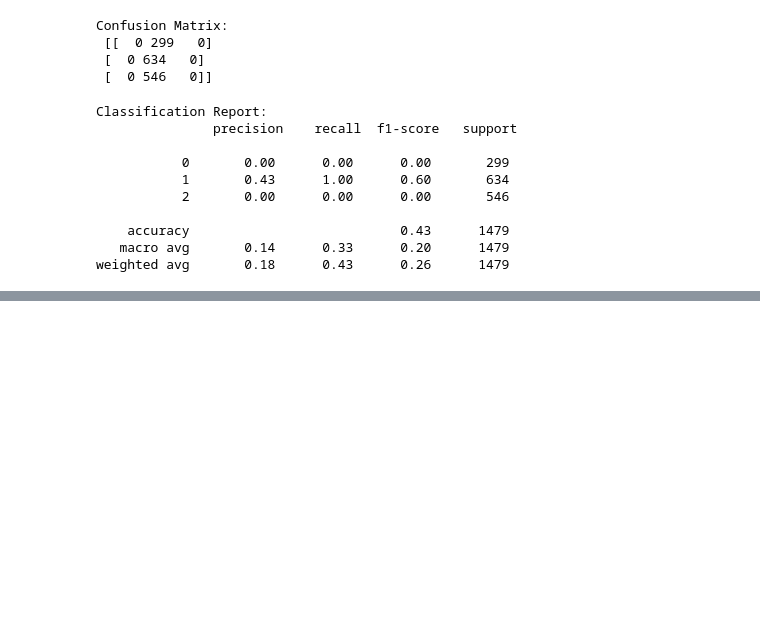
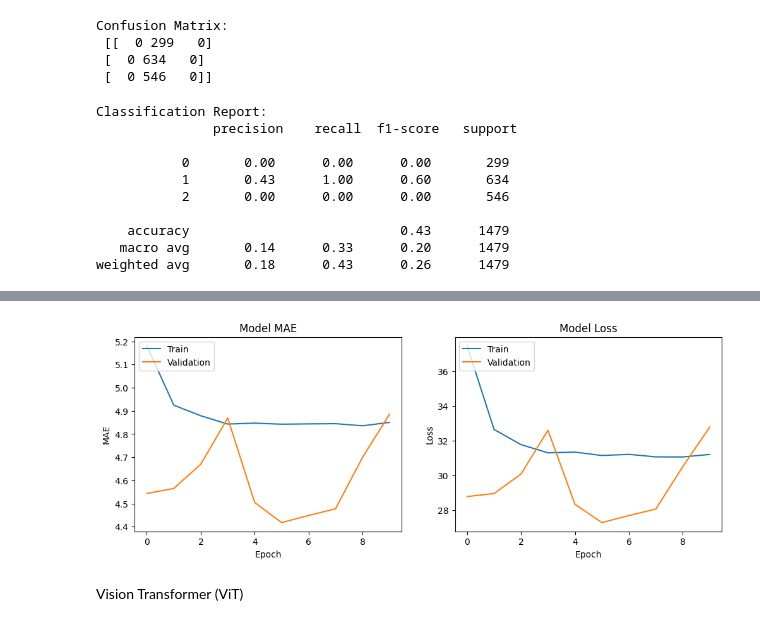
Before and after one commit to Armin-Abdollahi/Bone-Age-Estimation, a Jupyter notebook: Bone_Age_CNN.ipynb, the cells around one changed output, grey strips where cells are left out. Cells and saved outputs as stored; diff of their text form; code cells hidden in the pictures; blank space fills up the shorter version.

```diff
--- a/Bone_Age_CNN.ipynb
+++ b/Bone_Age_CNN.ipynb
@@ -336,0 +368,7 @@ weighted avg       0.18      0.43      0.26      1479
+# %%
+# Create the U-Net model
+input_shape = (256, 256, 1)  # Adjust input shape based on your data
+model = unet_model(input_shape)
+# %%
+# Compile the model
+model.compile(optimizer=Adam(), loss='mean_squared_error', metrics=['mae'])
@@ -336,0 +396,9 @@ weighted avg       0.18      0.43      0.26      1479
+# %%
+# Train the model
+history = model.fit(
+    train_generator,
+    steps_per_epoch=train_generator.samples // 32,
+    validation_data=validation_generator,
+    validation_steps=validation_generator.samples // 32,
+    epochs=10
+)
@@ -336,0 +426,25 @@ weighted avg       0.18      0.43      0.26      1479
+# %%
+# Plot training & validation MAE values
+plt.figure(figsize=(12, 4))
+plt.subplot(1, 2, 1)
+plt.plot(history.history['mae'])
+plt.plot(history.history['val_mae'])
+plt.title('Model MAE')
+plt.ylabel('MAE')
+plt.xlabel('Epoch')
+plt.legend(['Train', 'Validation'], loc='upper left')
+
+# Plot training & validation loss values
+plt.subplot(1, 2, 2)
+plt.plot(history.history['loss'])
+plt.plot(history.history['val_loss'])
+plt.title('Model Loss')
+plt.ylabel('Loss')
+plt.xlabel('Epoch')
+plt.legend(['Train', 'Validation'], loc='upper left')
+
+plt.show()
+# %% [output]
+[figure, added]
+# %% [markdown]
+Vision Transformer (ViT)
```
Also changed, not shown: parts of 32 cells of this notebook.
